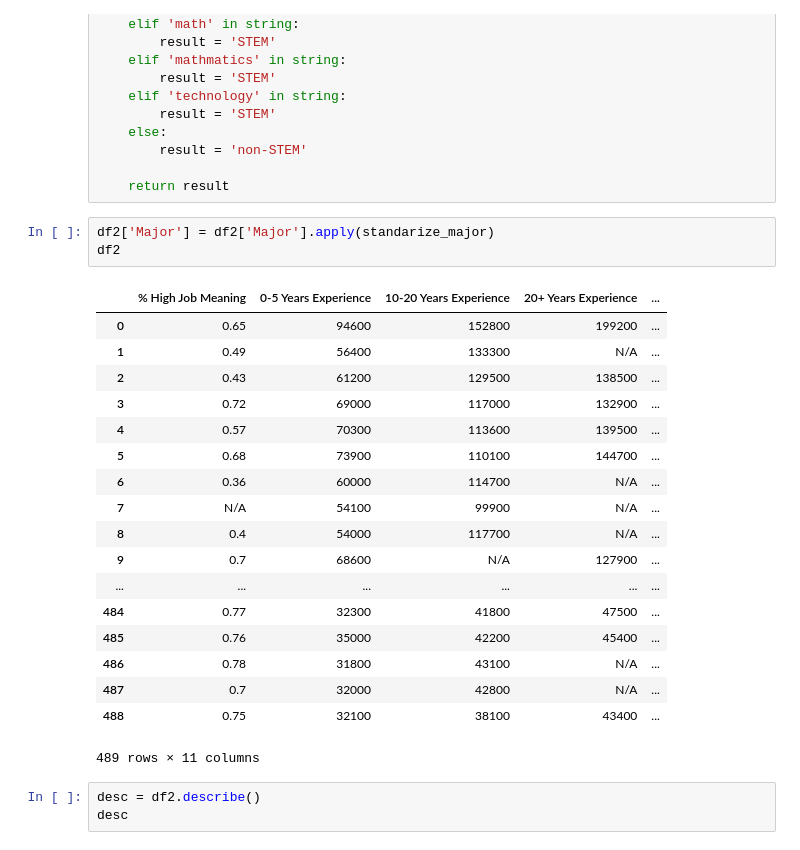
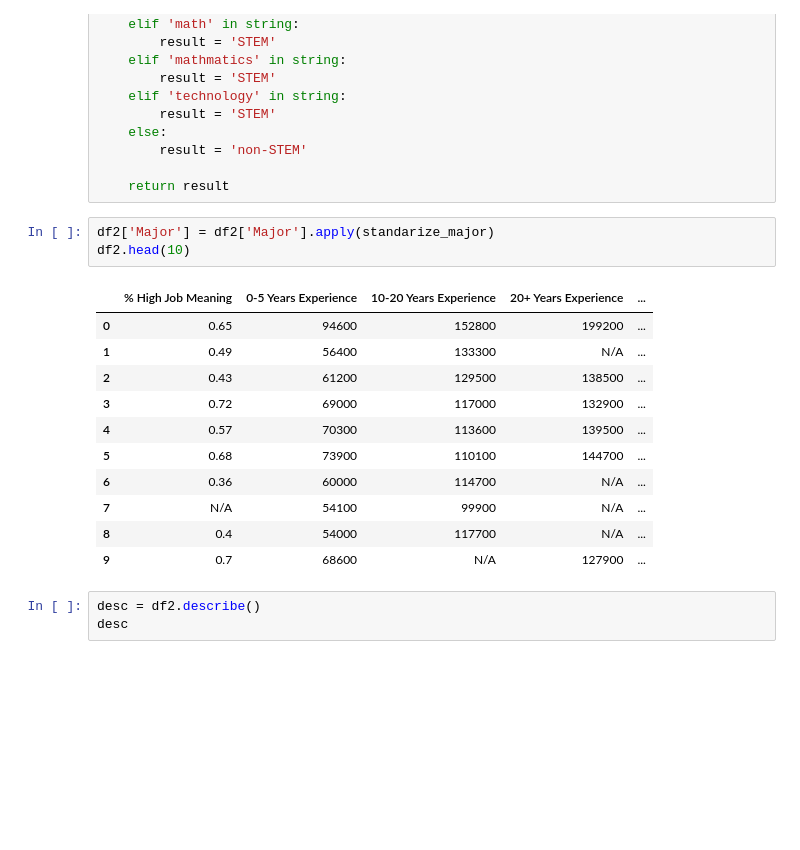
Before and after one commit to jeffreywu1996/COGS108-Project, a Jupyter notebook: Data Cleaning.ipynb, the cells around one changed output. Drawn from its saved outputs; the diff is of its cells as text; blank space fills up the shorter version.

```diff
--- a/Data Cleaning.ipynb
+++ b/Data Cleaning.ipynb
@@ -376,26 +446,19 @@ def standarize_major(string):
     return result
 # %%
 df2['Major'] = df2['Major'].apply(standarize_major)
-df2
+df2.head(10)
 # %% [output]
 |  | % High Job Meaning | 0-5 Years Experience | 10-20 Years Experience | 20+ Years Experience | ... |
 | 0 | 0.65 | 94600 | 152800 | 199200 | ... |
 | 1 | 0.49 | 56400 | 133300 | N/A | ... |
 | 2 | 0.43 | 61200 | 129500 | 138500 | ... |
 | 3 | 0.72 | 69000 | 117000 | 132900 | ... |
 | 4 | 0.57 | 70300 | 113600 | 139500 | ... |
 | 5 | 0.68 | 73900 | 110100 | 144700 | ... |
 | 6 | 0.36 | 60000 | 114700 | N/A | ... |
 | 7 | N/A | 54100 | 99900 | N/A | ... |
 | 8 | 0.4 | 54000 | 117700 | N/A | ... |
 | 9 | 0.7 | 68600 | N/A | 127900 | ... |
-| ... | ... | ... | ... | ... | ... |
-| 484 | 0.77 | 32300 | 41800 | 47500 | ... |
-| 485 | 0.76 | 35000 | 42200 | 45400 | ... |
-| 486 | 0.78 | 31800 | 43100 | N/A | ... |
-| 487 | 0.7 | 32000 | 42800 | N/A | ... |
-| 488 | 0.75 | 32100 | 38100 | 43400 | ... |
-489 rows × 11 columns
 # %%
 desc = df2.describe()
 desc
```
Also changed, not shown: parts of 14 cells of this notebook, 1 other file.
